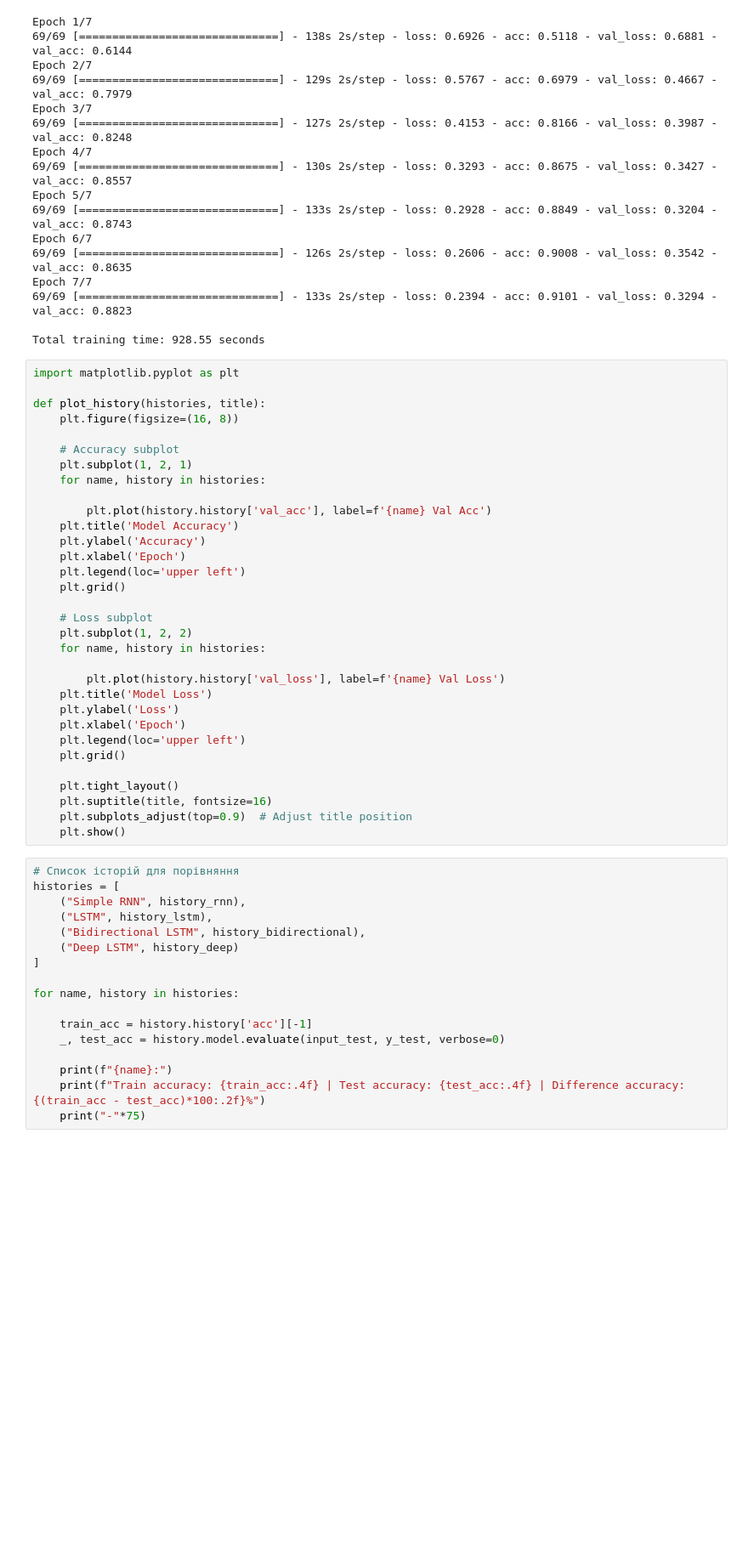
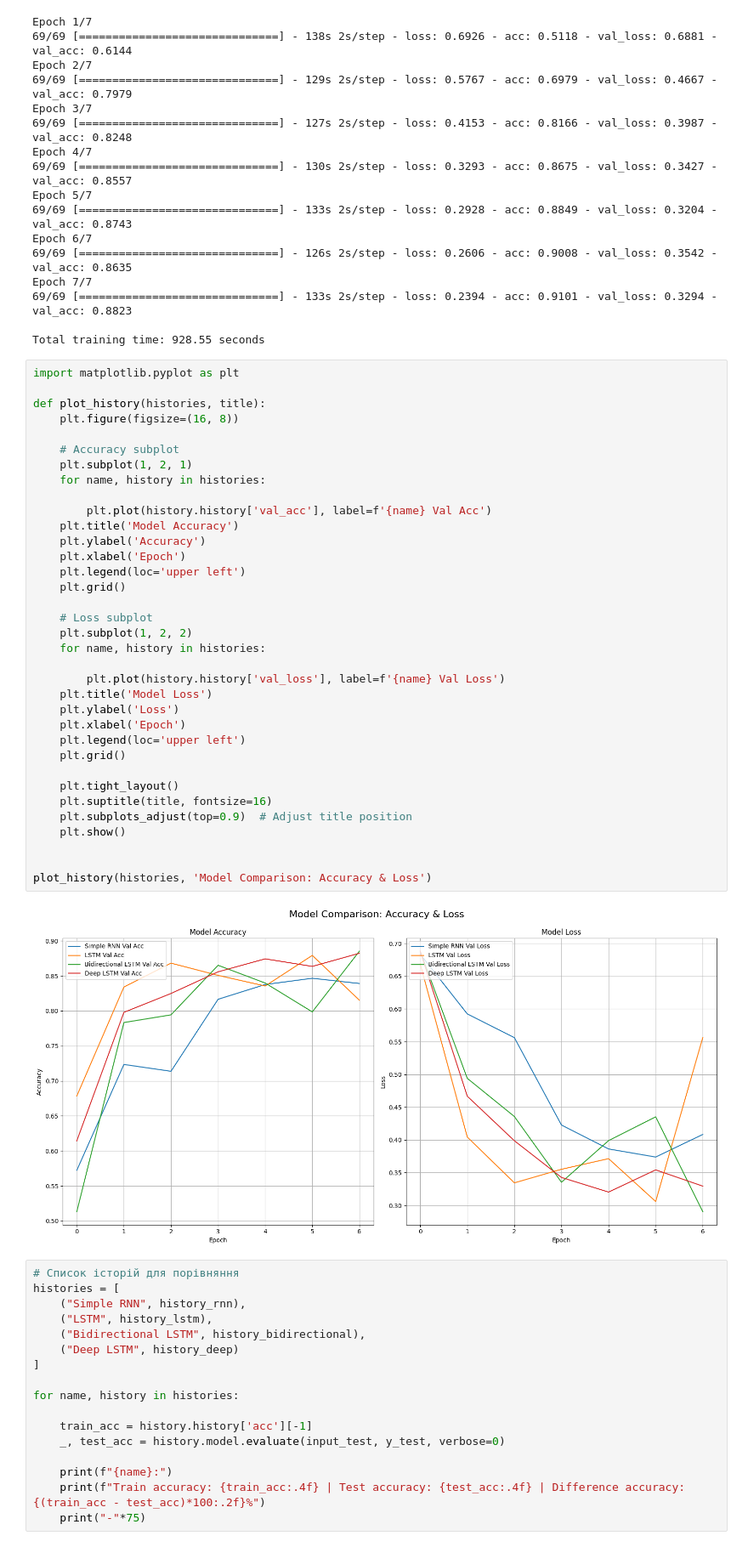
Before and after one commit to Kostiantyn-Liapkalo/RNN_LSTM_Keras, a Jupyter notebook: hw_11.ipynb, the cells around one changed output. Shown at 85% size. Drawn from its saved outputs; the diff is of its cells as text; blank space fills up the shorter version.

Commit message:
Fix_plot_history

```diff
--- a/hw_11.ipynb
+++ b/hw_11.ipynb
@@ -168,33 +168,38 @@ import matplotlib.pyplot as plt
 
 def plot_history(histories, title):
     plt.figure(figsize=(16, 8))
 
     # Accuracy subplot
     plt.subplot(1, 2, 1)
     for name, history in histories:
 
         plt.plot(history.history['val_acc'], label=f'{name} Val Acc')
     plt.title('Model Accuracy')
     plt.ylabel('Accuracy')
     plt.xlabel('Epoch')
     plt.legend(loc='upper left')
     plt.grid()
 
     # Loss subplot
     plt.subplot(1, 2, 2)
     for name, history in histories:
 
         plt.plot(history.history['val_loss'], label=f'{name} Val Loss')
     plt.title('Model Loss')
     plt.ylabel('Loss')
     plt.xlabel('Epoch')
     plt.legend(loc='upper left')
     plt.grid()
 
     plt.tight_layout()
     plt.suptitle(title, fontsize=16)
     plt.subplots_adjust(top=0.9)  # Adjust title position
     plt.show()
+
+
+plot_history(histories, 'Model Comparison: Accuracy & Loss')
+# %% [output]
+[figure, added]
 # %%
 # Список історій для порівняння
 histories = [
```
